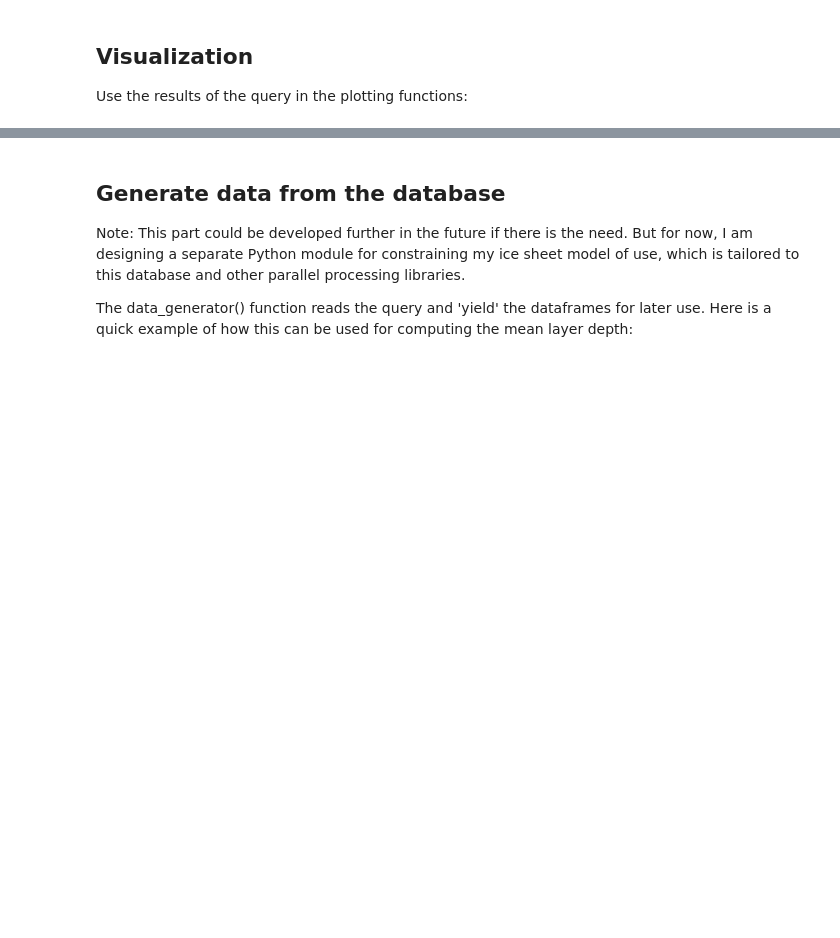
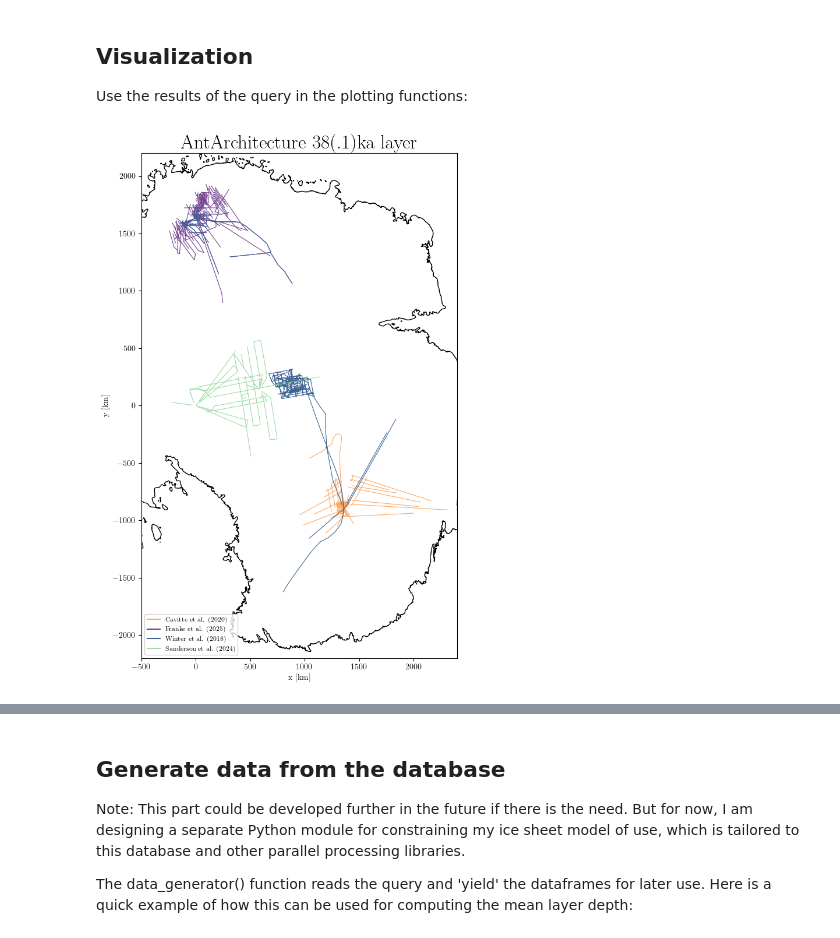
Before and after one commit to antoinehermant/anta_database, a Jupyter notebook: book/quick_start.ipynb, the cells around one changed output, grey strips where cells are left out. Cells and saved outputs as stored; diff of their text form; code cells hidden in the pictures; blank space fills up the shorter version.

```diff
--- a/book/quick_start.ipynb
+++ b/book/quick_start.ipynb
@@ -62,10 +59,12 @@ Use the results of the query in the plotting functions:
 # %%
 results = db.query(age=['38100','38000'])
 db.plotXY(results,
                 downscale_factor=1000, # downscale the datasets n times, which makes no visual difference but it is much lighter
                 title='AntArchitecture 38(.1)ka layer',
                 xlim=(-500, 2400), ylim=(-2200, 2200), # set the plot extent in km
-                scale_factor=0.5, # adjust the size of the plot
+                scale_factor=0.7, # adjust the size of the plot
                 latex=True, # use latex compilers for plotting if you have them installed on your system
                 # save='AntA_38ka.pdf', # Uncomment to save the figure, otherwise it we visualize with pyplot
                 )
+# %% [output]
+[figure, added]
```
Also changed, not shown: parts of 6 cells of this notebook, 3 other files.
